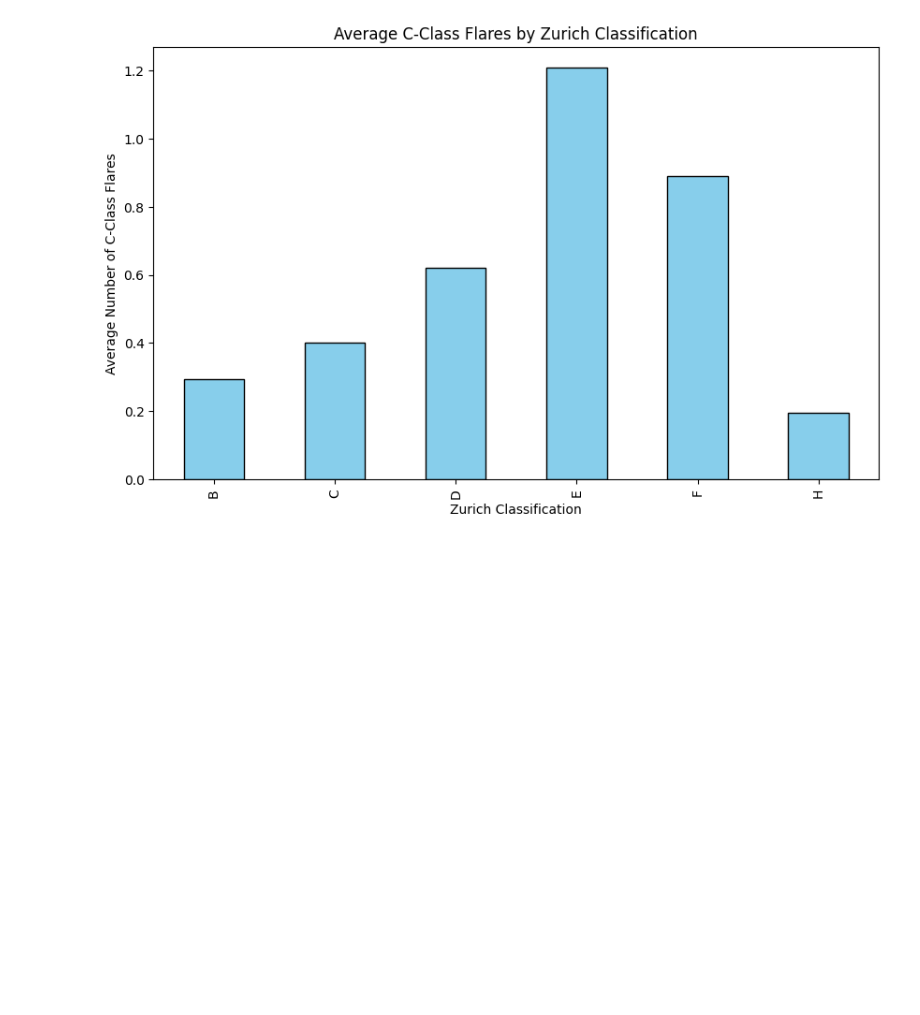
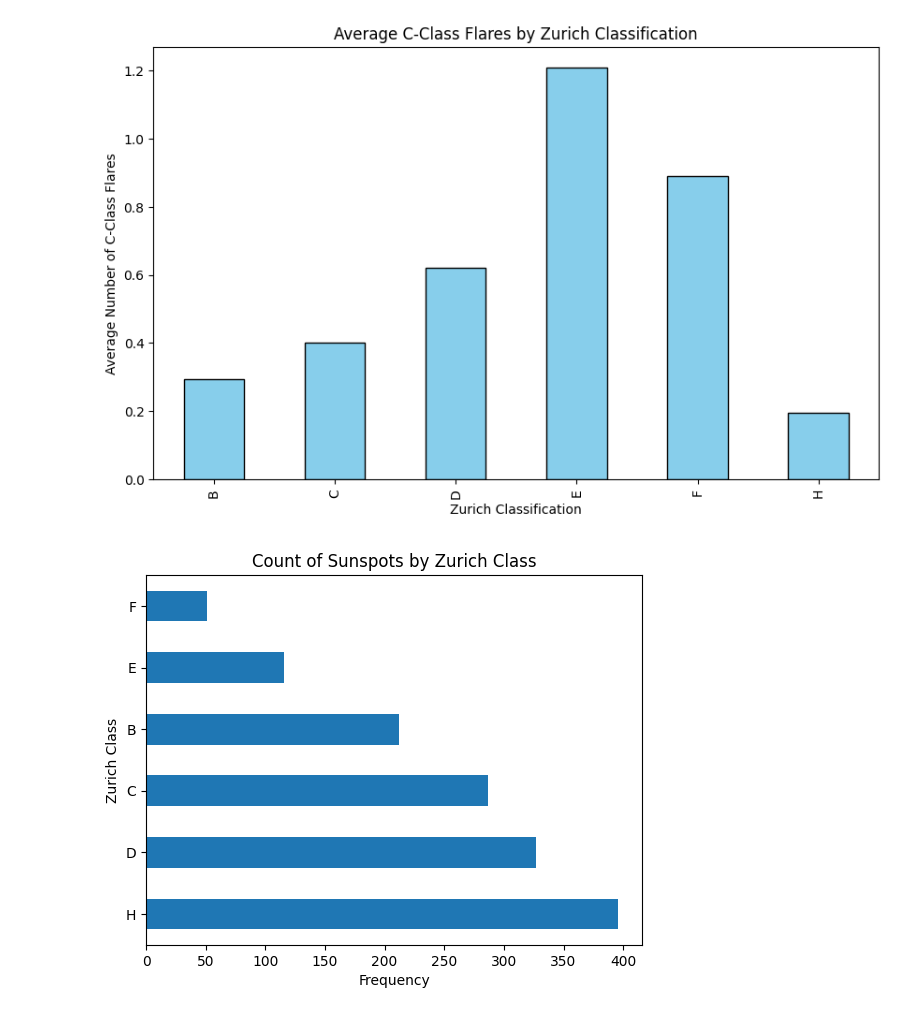
Before and after one commit to Anisa-Tanjim/Solar-Flares, a Jupyter notebook: Solar_Flares_RESEARCH_[ANISA_TANJIM].ipynb, the cells around one changed output. Cells and saved outputs as stored; diff of their text form; code cells hidden in the pictures; blank space fills up the shorter version.

Commit message:
A variety of plots proving different research questions

```diff
--- a/Solar_Flares_RESEARCH_[ANISA_TANJIM].ipynb
+++ b/Solar_Flares_RESEARCH_[ANISA_TANJIM].ipynb
@@ -139,3 +139,15 @@ plt.ylabel('Average Number of C-Class Flares')
 plt.show()
 # %% [output]
 [figure]
+# %%
+zurich_counts = df['zurich_class'].value_counts()
+
+zurich_counts.plot(kind='barh')
+plt.title('Count of Sunspots by Zurich Class')
+plt.xlabel('Frequency')
+plt.ylabel('Zurich Class')
+plt.show()
+
+#How much spots fall under the Zurich Class
+# %% [output]
+[figure, added]
```
Also changed, not shown: parts of 1 cell of this notebook.
